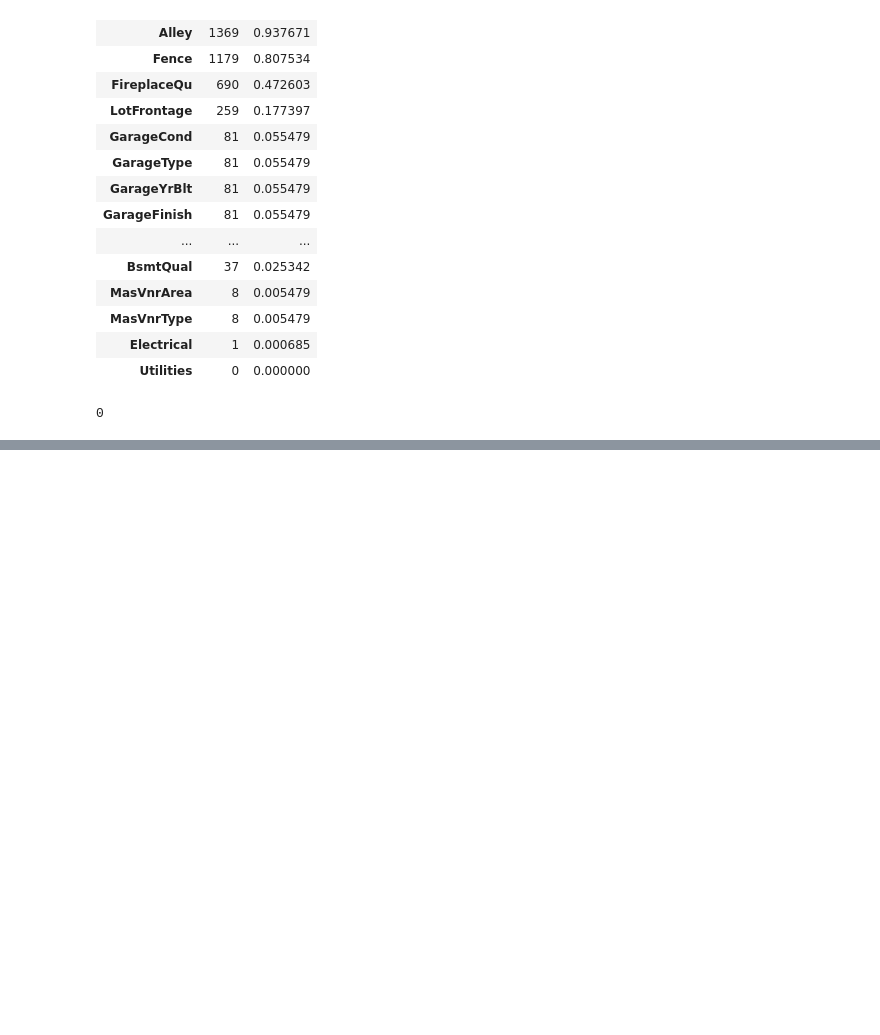
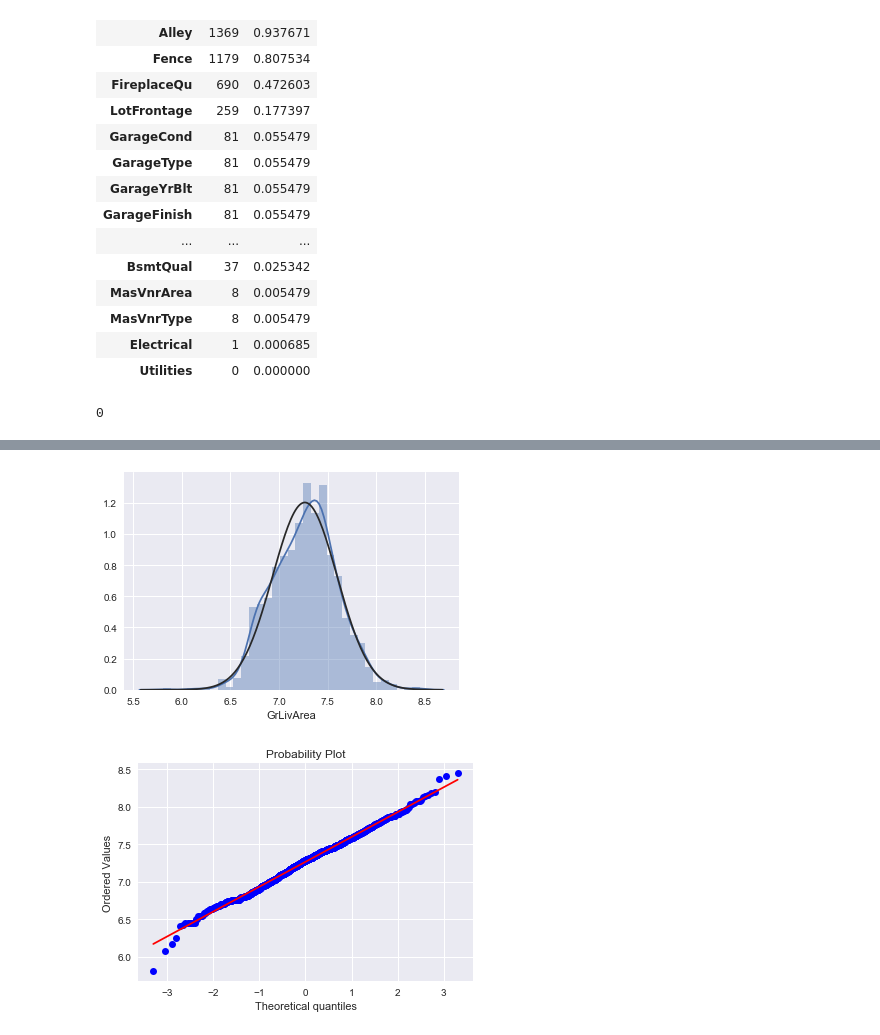
Before and after one commit to amritraj0019/Machine-Learning, a Jupyter notebook: house/Untitled1.ipynb, the cells around one changed output, grey strips where cells are left out. Drawn from its saved outputs; the diff is of its cells as text; code cells hidden in the pictures; blank space fills up the shorter version.

```diff
--- a/house/Untitled1.ipynb
+++ b/house/Untitled1.ipynb
@@ -129,0 +183,9 @@ df_train.isnull().sum().max()
+# %%
+df_train['GrLivArea']=np.log(df_train['GrLivArea'])
+# %%
+sns.distplot(df_train['GrLivArea'],fit=norm)
+fig=plt.figure()
+res=stats.probplot(df_train['GrLivArea'],plot=plt)
+# %% [output]
+[figure, added]
+[figure, added]
```
Also changed, not shown: parts of 11 cells of this notebook.
